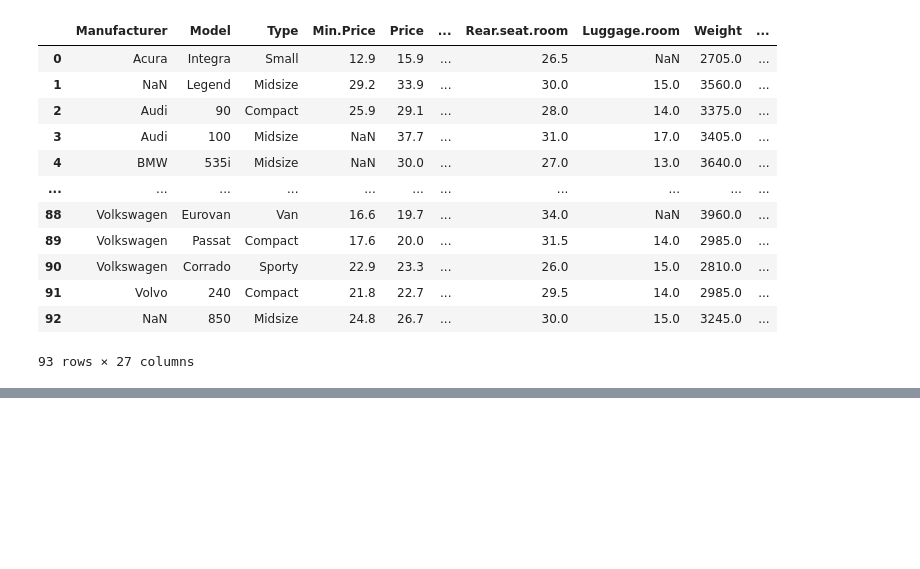
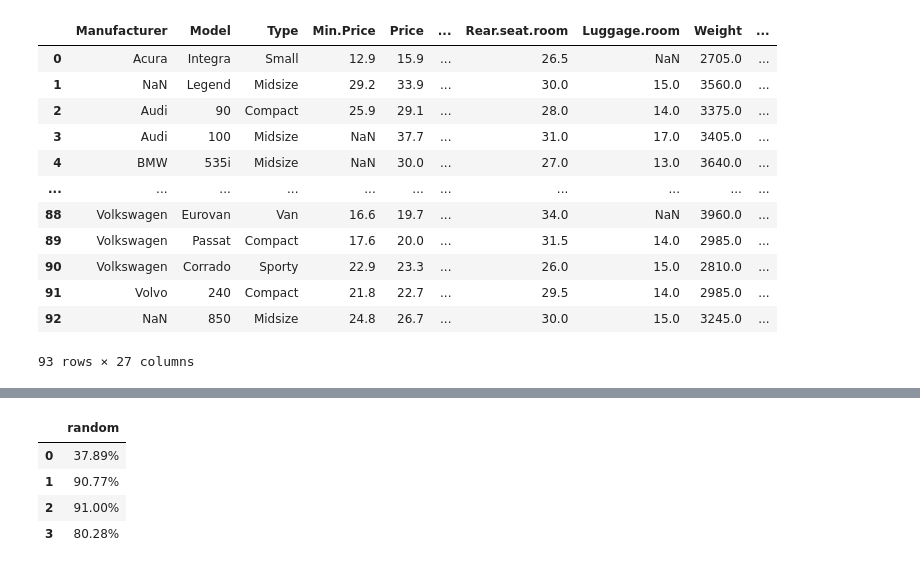
Before and after one commit to YLTsai0609/pandas_101, a Jupyter notebook: notebook.ipynb, the cells around one changed output, grey strips where cells are left out. Cells and saved outputs as stored; diff of their text form; code cells hidden in the pictures; blank space fills up the shorter version.

```diff
--- a/notebook.ipynb
+++ b/notebook.ipynb
@@ -853,0 +895,16 @@ df
+# %%
+# 48. How to format all the values in a dataframe as percentages?
+# Difficulty Level: L2
+
+# Format the values in column 'random' of df as percentages.
+
+df = pd.DataFrame(np.random.random(4), columns=['random'])
+
+
+df.style.format({'random':'{0:.2%}'.format,})
+# %% [output]
+|  | random |
+| 0 | 37.89% |
+| 1 | 90.77% |
+| 2 | 91.00% |
+| 3 | 80.28% |
```
Also changed, not shown: parts of 18 cells of this notebook, 1 other file.
